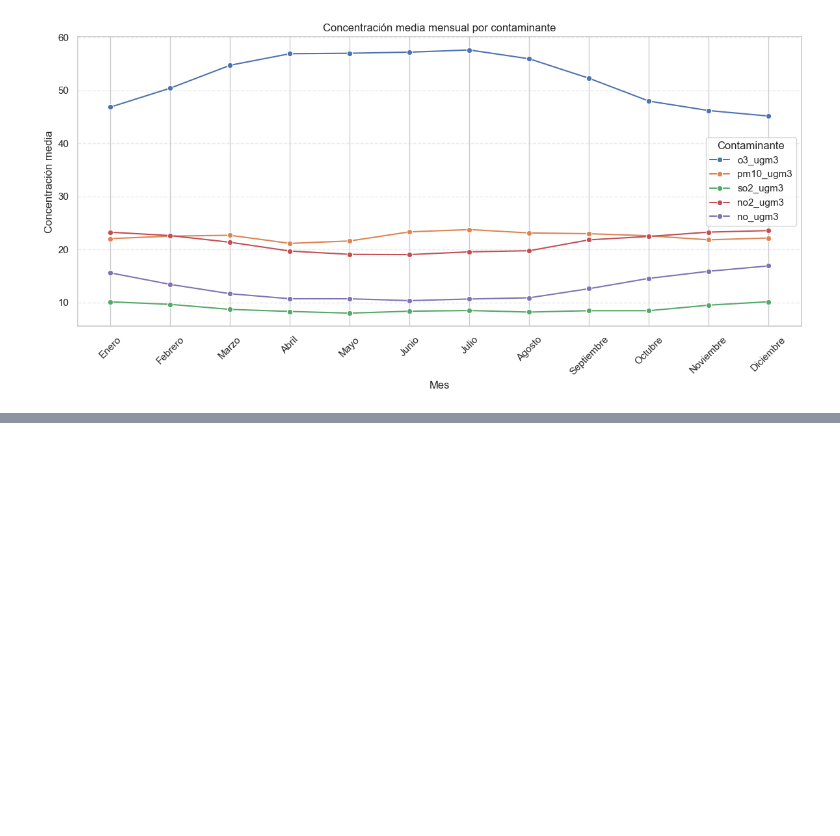
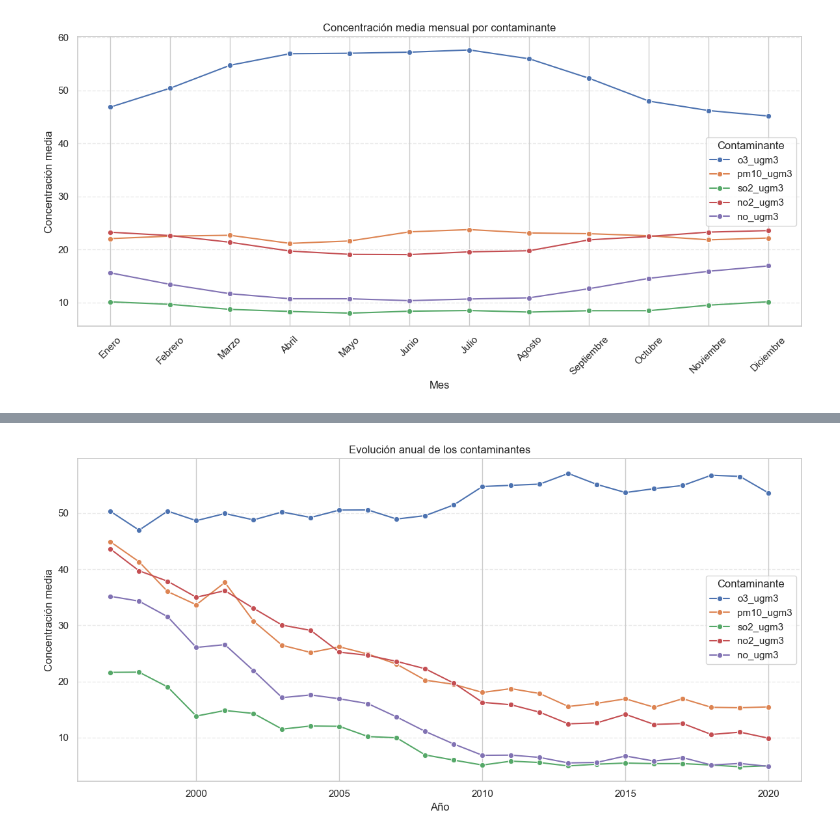
Before and after one commit to japinuela/Ejercicios-Repaso-Python-ML, a Jupyter notebook: Practica_Python-EDA.ipynb, the cells around one changed output, grey strips where cells are left out. Drawn from its saved outputs; the diff is of its cells as text; code cells hidden in the pictures; blank space fills up the shorter version.

```diff
--- a/Practica_Python-EDA.ipynb
+++ b/Practica_Python-EDA.ipynb
@@ -740,0 +741,32 @@ plt.show()
+# %%
+import seaborn as sns
+import matplotlib.pyplot as plt
+
+# Asegurar que fecha es datetime
+df["fecha"] = pd.to_datetime(df["fecha"], errors="coerce")
+
+# Extraer año
+df["anio"] = df["fecha"].dt.year
+
+# Lista de contaminantes
+principal = ["o3_ugm3", "pm10_ugm3", "so2_ugm3", "no2_ugm3", "no_ugm3"]
+
+# Calcular medias anuales
+df_anual = df.groupby("anio")[principal].mean().reset_index()
+
+# Pasar a formato largo
+df_long = df_anual.melt(id_vars="anio", value_vars=principal,
+                        var_name="contaminante", value_name="concentracion_media")
+
+# Gráfico de líneas
+plt.figure(figsize=(12,6))
+sns.lineplot(data=df_long, x="anio", y="concentracion_media", hue="contaminante", marker="o")
+plt.title("Evolución anual de los contaminantes")
+plt.ylabel("Concentración media")
+plt.xlabel("Año")
+plt.grid(True, axis="y", linestyle="--", alpha=0.4)
+plt.legend(title="Contaminante")
+plt.tight_layout()
+plt.show()
+# %% [output]
+[figure, added]
```
Also changed, not shown: parts of 1 cell of this notebook.
